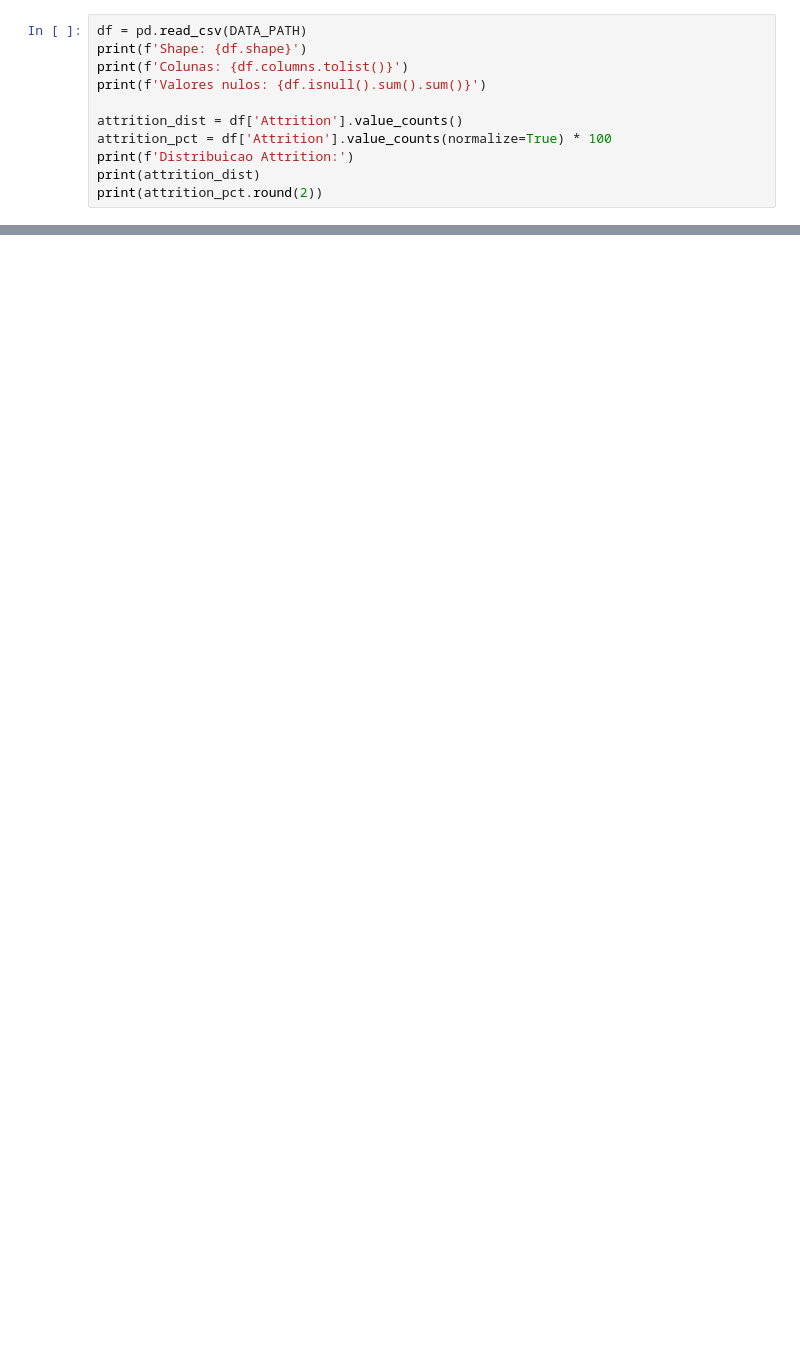
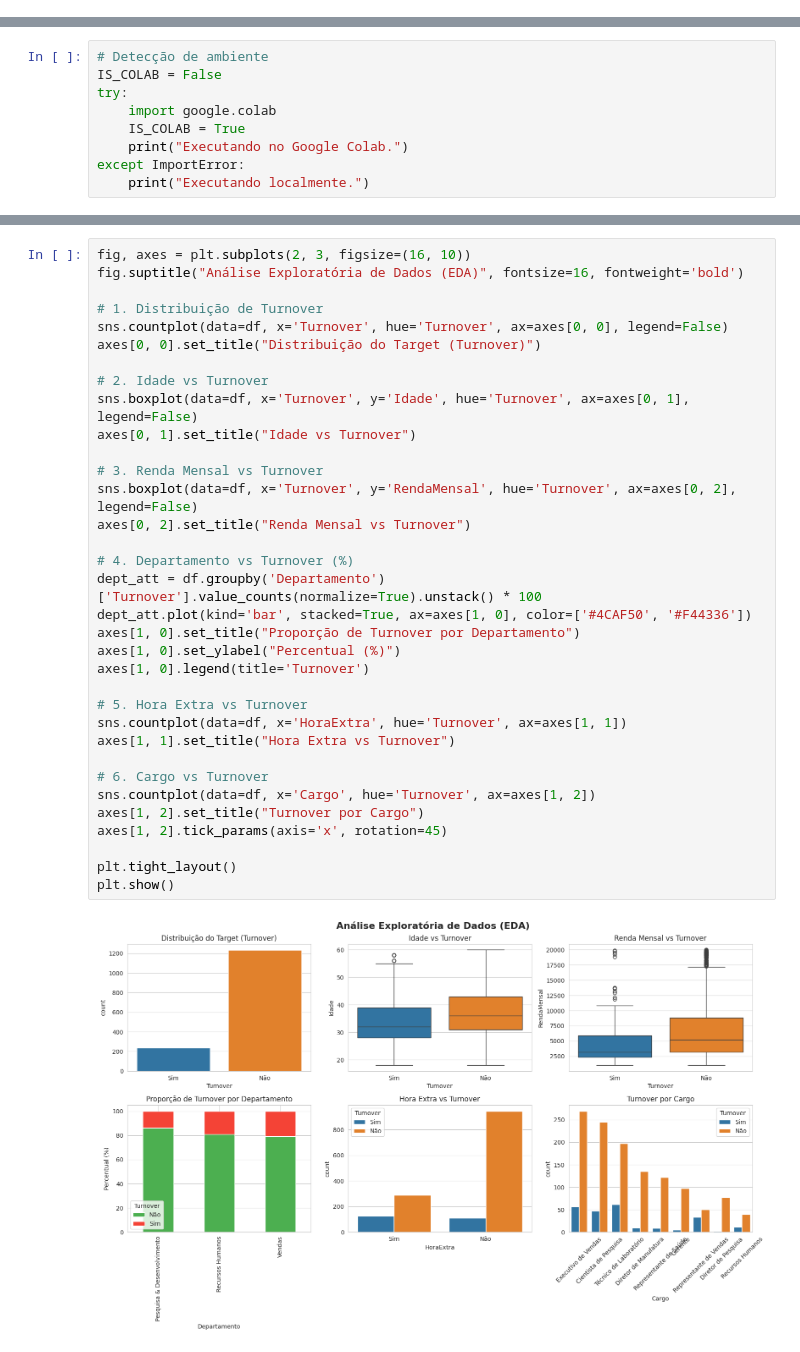
Before and after one commit to Gabriel-Freitas-S/previsao-turnover-funcionarios, a Jupyter notebook: notebooks/previsao_turnover.ipynb, the cells around one changed output, grey strips where cells are left out. Drawn from its saved outputs; the diff is of its cells as text; blank space fills up the shorter version.

```diff
--- a/notebooks/previsao_turnover.ipynb
+++ b/notebooks/previsao_turnover.ipynb
@@ -65,11 +0,0 @@ from sklearn.metrics import (accuracy_score, precision_score, recall_score,
-# %%
-df = pd.read_csv(DATA_PATH)
-print(f'Shape: {df.shape}')
-print(f'Colunas: {df.columns.tolist()}')
-print(f'Valores nulos: {df.isnull().sum().sum()}')
-
-attrition_dist = df['Attrition'].value_counts()
-attrition_pct = df['Attrition'].value_counts(normalize=True) * 100
-print(f'Distribuicao Attrition:')
-print(attrition_dist)
-print(attrition_pct.round(2))
@@ -291,0 +26,9 @@ plt.show()
+# %%
+# Detecção de ambiente
+IS_COLAB = False
+try:
+    import google.colab
+    IS_COLAB = True
+    print("Executando no Google Colab.")
+except ImportError:
+    print("Executando localmente.")
@@ -291,0 +226,36 @@ plt.show()
+# %%
+fig, axes = plt.subplots(2, 3, figsize=(16, 10))
+fig.suptitle("Análise Exploratória de Dados (EDA)", fontsize=16, fontweight='bold')
+
+# 1. Distribuição de Turnover
+sns.countplot(data=df, x='Turnover', hue='Turnover', ax=axes[0, 0], legend=False)
+axes[0, 0].set_title("Distribuição do Target (Turnover)")
+
+# 2. Idade vs Turnover
+sns.boxplot(data=df, x='Turnover', y='Idade', hue='Turnover', ax=axes[0, 1], legend=False)
+axes[0, 1].set_title("Idade vs Turnover")
+
+# 3. Renda Mensal vs Turnover
+sns.boxplot(data=df, x='Turnover', y='RendaMensal', hue='Turnover', ax=axes[0, 2], legend=False)
+axes[0, 2].set_title("Renda Mensal vs Turnover")
+
+# 4. Departamento vs Turnover (%)
+dept_att = df.groupby('Departamento')['Turnover'].value_counts(normalize=True).unstack() * 100
+dept_att.plot(kind='bar', stacked=True, ax=axes[1, 0], color=['#4CAF50', '#F44336'])
+axes[1, 0].set_title("Proporção de Turnover por Departamento")
+axes[1, 0].set_ylabel("Percentual (%)")
+axes[1, 0].legend(title='Turnover')
+
+# 5. Hora Extra vs Turnover
+sns.countplot(data=df, x='HoraExtra', hue='Turnover', ax=axes[1, 1])
+axes[1, 1].set_title("Hora Extra vs Turnover")
+
+# 6. Cargo vs Turnover
+sns.countplot(data=df, x='Cargo', hue='Turnover', ax=axes[1, 2])
+axes[1, 2].set_title("Turnover por Cargo")
+axes[1, 2].tick_params(axis='x', rotation=45)
+
+plt.tight_layout()
+plt.show()
+# %% [output]
+[figure, added]
```
Also changed, not shown: parts of 56 cells of this notebook, 14 other files.
